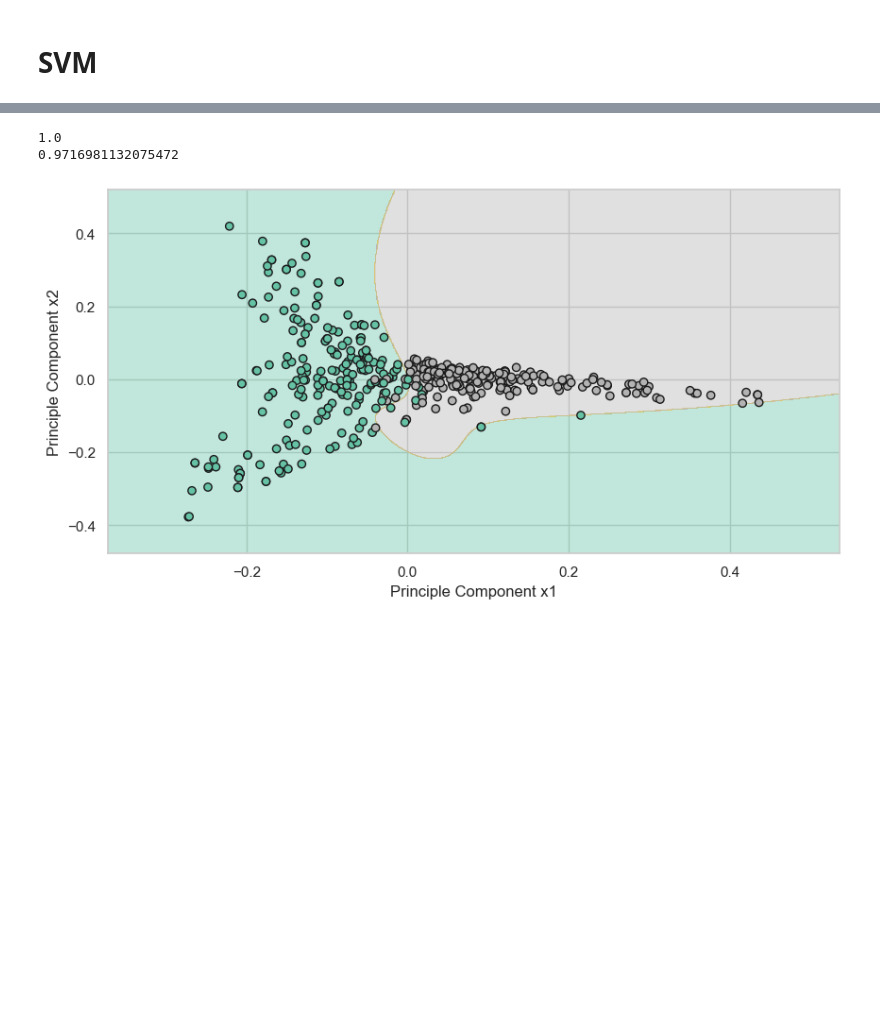
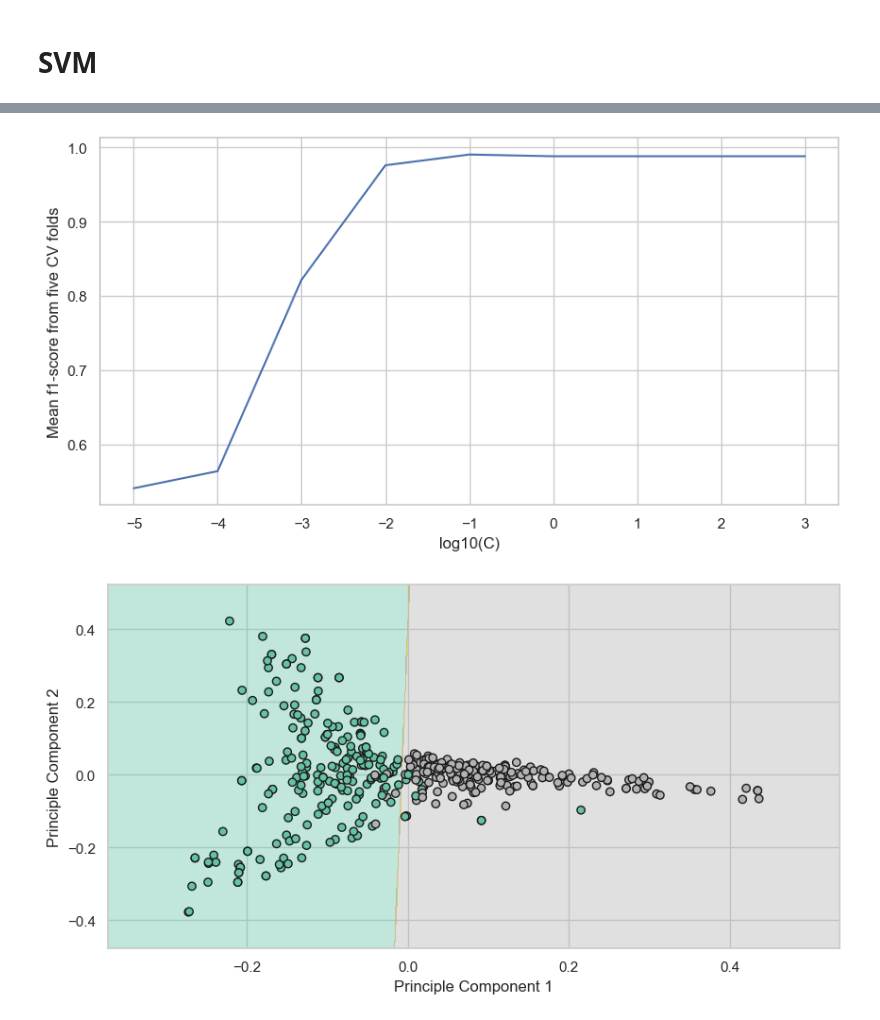
Before and after one commit to mattalajas/Assignment-3-Group-11, a Jupyter notebook: Model_Classification.ipynb, the cells around one changed output, grey strips where cells are left out. Drawn from its saved outputs; the diff is of its cells as text; code cells hidden in the pictures; blank space fills up the shorter version.

Commit message:
Added hyperparmeter tuning graphs for SVMs

```diff
--- a/Model_Classification.ipynb
+++ b/Model_Classification.ipynb
@@ -139,46 +213,56 @@ plt.plot()
 # %%
-from sklearn import svm
+hyp_log = []
+scores = []
+
+hyp_arr = np.empty(shape=(9,2))
+crange = np.logspace(-5, 3, num = 9)
+
+count = 0
+
+for c in crange:
+    clf = svm.LinearSVC(C=c)
+    cvscores = cross_val_score(clf, prep_X_train, Y_train, cv=5, scoring="f1")
+    hyp_arr[count] = (cvscores.mean(), np.log10(c))
+    count += 1
 
 
-np.random.seed(34)
+hyp_df = pd.DataFrame(hyp_arr, columns=["Mean f1-score from five CV folds", "log10(C)"])
+sns.lineplot(hyp_df, x="log10(C)", y="Mean f1-score from five CV folds")
+
 
 
 # Using non-PCA data.
-rbf_svc = svm.SVC(kernel='rbf', C=10000000, gamma=2)
-rbf_svc.fit(prep_X_train,Y_train)
+lin_svc = svm.LinearSVC(C=0.7)
+lin_svc.fit(prep_X_train,Y_train)
 
-preds = rbf_svc.predict(prep_X_test)
-score = rbf_svc.score(prep_X_test, Y_test)
-print(score)
+preds = lin_svc.predict(prep_X_test)
+score = lin_svc.score(prep_X_test, Y_test)
 
 
 
 
 # Using PCA data to train and plot decision boundaries.
 pca_transformer = PCA(n_components=2)
 pca_transformer.fit(prep_X_train)
 vector = pca_transformer.transform(prep_X_train)
 pca_X_train = pd.DataFrame(vector, index=prep_X_train.index, columns=["x1", "x2"])
 
 vector = pca_transformer.transform(prep_X_test)
 pca_X_test = pd.DataFrame(vector, index=prep_X_test.index, columns=["x1", "x2"])
 
-rbf_svc.fit(pca_X_train,Y_train)
+lin_svc.fit(pca_X_train,Y_train)
 
-preds = rbf_svc.predict(pca_X_test)
-score = rbf_svc.score(pca_X_test, Y_test)
-print(score)
+preds = lin_svc.predict(pca_X_test)
+score = lin_svc.score(pca_X_test, Y_test)
 
 
 
 # Print PCA decision boundaries.
-
-disp = DecisionBoundaryDisplay.from_estimator(rbf_svc, pca_X_train, response_method="predict",
+disp = DecisionBoundaryDisplay.from_estimator(lin_svc, pca_X_train, response_method="predict",
                                               alpha=0.4, cmap="Set2", grid_resolution=1000, eps=0.1,
-                                              xlabel="Principle Component x1", ylabel="Principle Component x2")
+                                              xlabel="Principle Component 1", ylabel="Principle Component 2")
 disp.ax_.scatter(pca_X_train["x1"], pca_X_train["x2"], c=Y_train, edgecolor="k", cmap="Set2")
 plt.show()
 # %% [output]
-1.0
-0.9716981132075472
-[figure, old version]
+[figure, new version]
+[figure, added]
```
Also changed, not shown: parts of 5 cells of this notebook.
